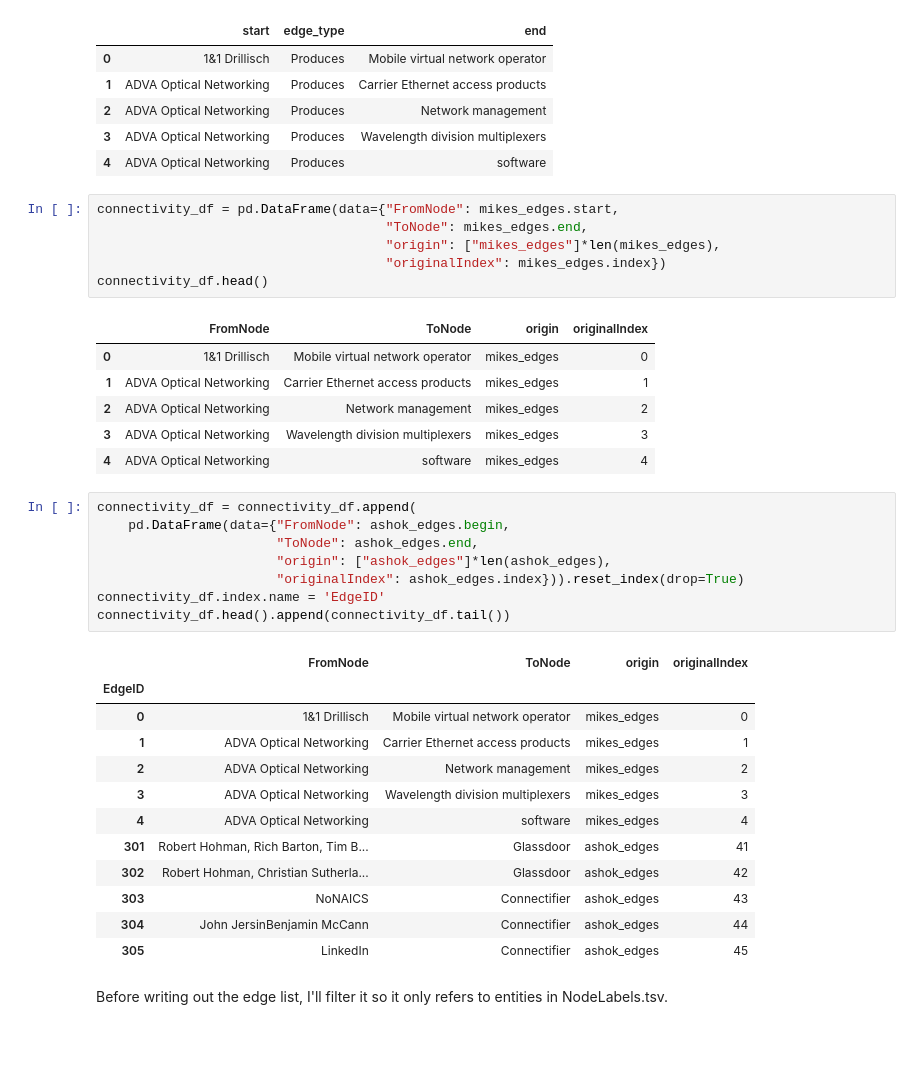
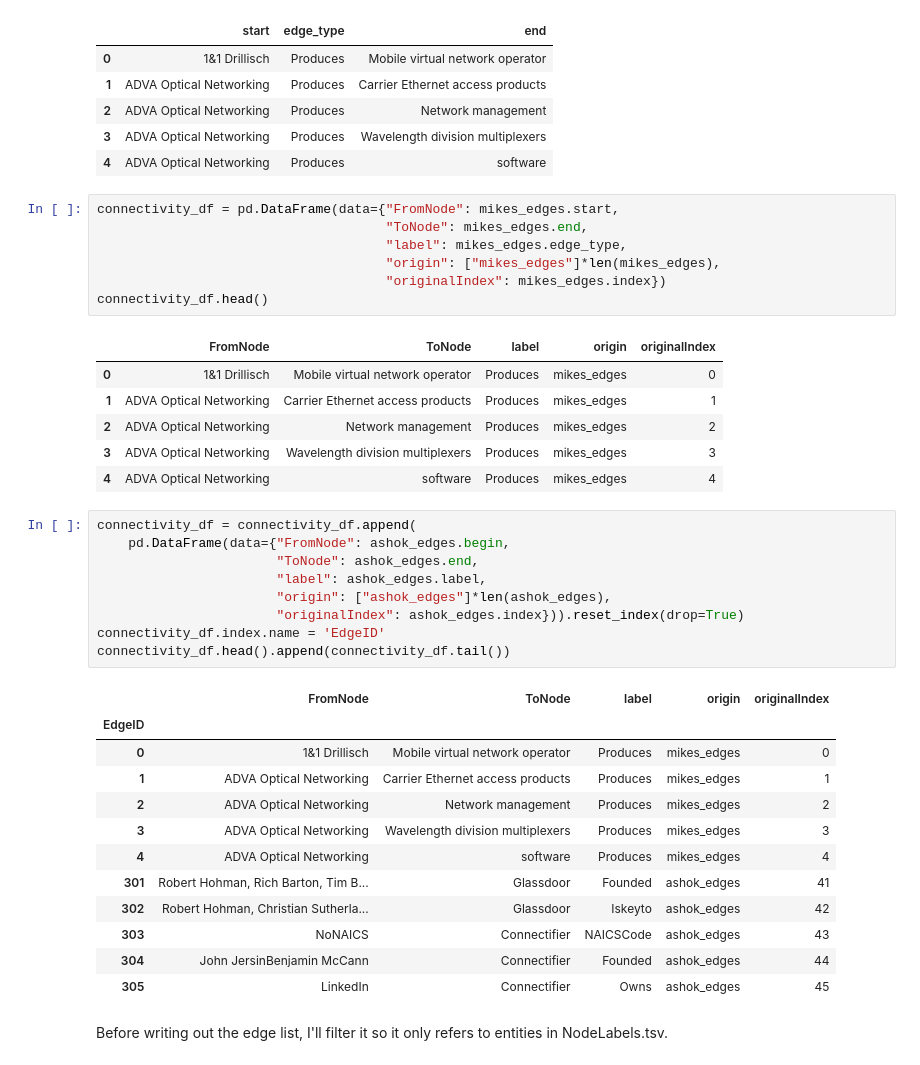
Before and after one commit to MCGallaspy/dse_203_final_project, a Jupyter notebook: processing/Creating 5-table data.ipynb, the cells around one changed output. Saved outputs shown, nothing was run; the diff lists cells and outputs as text.

Commit message:
Add more tables

```diff
--- a/processing/Creating 5-table data.ipynb
+++ b/processing/Creating 5-table data.ipynb
@@ -238,37 +238,39 @@ mikes_edges.head()
 # %%
 connectivity_df = pd.DataFrame(data={"FromNode": mikes_edges.start,
                                      "ToNode": mikes_edges.end,
+                                     "label": mikes_edges.edge_type,
                                      "origin": ["mikes_edges"]*len(mikes_edges),
                                      "originalIndex": mikes_edges.index})
 connectivity_df.head()
 # %% [output]
-|  | FromNode | ToNode | origin | originalIndex |
-| 0 | 1&1 Drillisch | Mobile virtual network operator | mikes_edges | 0 |
-| 1 | ADVA Optical Networking | Carrier Ethernet access products | mikes_edges | 1 |
-| 2 | ADVA Optical Networking | Network management | mikes_edges | 2 |
-| 3 | ADVA Optical Networking | Wavelength division multiplexers | mikes_edges | 3 |
-| 4 | ADVA Optical Networking | software | mikes_edges | 4 |
+|  | FromNode | ToNode | label | origin | originalIndex |
+| 0 | 1&1 Drillisch | Mobile virtual network operator | Produces | mikes_edges | 0 |
+| 1 | ADVA Optical Networking | Carrier Ethernet access products | Produces | mikes_edges | 1 |
+| 2 | ADVA Optical Networking | Network management | Produces | mikes_edges | 2 |
+| 3 | ADVA Optical Networking | Wavelength division multiplexers | Produces | mikes_edges | 3 |
+| 4 | ADVA Optical Networking | software | Produces | mikes_edges | 4 |
 # %%
 connectivity_df = connectivity_df.append(
     pd.DataFrame(data={"FromNode": ashok_edges.begin,
                        "ToNode": ashok_edges.end,
+                       "label": ashok_edges.label,
                        "origin": ["ashok_edges"]*len(ashok_edges),
                        "originalIndex": ashok_edges.index})).reset_index(drop=True)
 connectivity_df.index.name = 'EdgeID'
 connectivity_df.head().append(connectivity_df.tail())
 # %% [output]
-|  | FromNode | ToNode | origin | originalIndex |
-| EdgeID |  |  |  |  |
-| 0 | 1&1 Drillisch | Mobile virtual network operator | mikes_edges | 0 |
-| 1 | ADVA Optical Networking | Carrier Ethernet access products | mikes_edges | 1 |
-| 2 | ADVA Optical Networking | Network management | mikes_edges | 2 |
-| 3 | ADVA Optical Networking | Wavelength division multiplexers | mikes_edges | 3 |
-| 4 | ADVA Optical Networking | software | mikes_edges | 4 |
-| 301 | Robert Hohman, Rich Barton, Tim B... | Glassdoor | ashok_edges | 41 |
-| 302 | Robert Hohman, Christian Sutherla... | Glassdoor | ashok_edges | 42 |
-| 303 | NoNAICS | Connectifier | ashok_edges | 43 |
-| 304 | John JersinBenjamin McCann | Connectifier | ashok_edges | 44 |
-| 305 | LinkedIn | Connectifier | ashok_edges | 45 |
+|  | FromNode | ToNode | label | origin | originalIndex |
+| EdgeID |  |  |  |  |  |
+| 0 | 1&1 Drillisch | Mobile virtual network operator | Produces | mikes_edges | 0 |
+| 1 | ADVA Optical Networking | Carrier Ethernet access products | Produces | mikes_edges | 1 |
+| 2 | ADVA Optical Networking | Network management | Produces | mikes_edges | 2 |
+| 3 | ADVA Optical Networking | Wavelength division multiplexers | Produces | mikes_edges | 3 |
+| 4 | ADVA Optical Networking | software | Produces | mikes_edges | 4 |
+| 301 | Robert Hohman, Rich Barton, Tim B... | Glassdoor | Founded | ashok_edges | 41 |
+| 302 | Robert Hohman, Christian Sutherla... | Glassdoor | Iskeyto | ashok_edges | 42 |
+| 303 | NoNAICS | Connectifier | NAICSCode | ashok_edges | 43 |
+| 304 | John JersinBenjamin McCann | Connectifier | Founded | ashok_edges | 44 |
+| 305 | LinkedIn | Connectifier | Owns | ashok_edges | 45 |
 # %% [markdown]
 Before writing out the edge list, I'll filter it so it only refers to entities in NodeLabels.tsv.
 # %%
```
Also changed, not shown: parts of 12 cells of this notebook, 3 other files.
